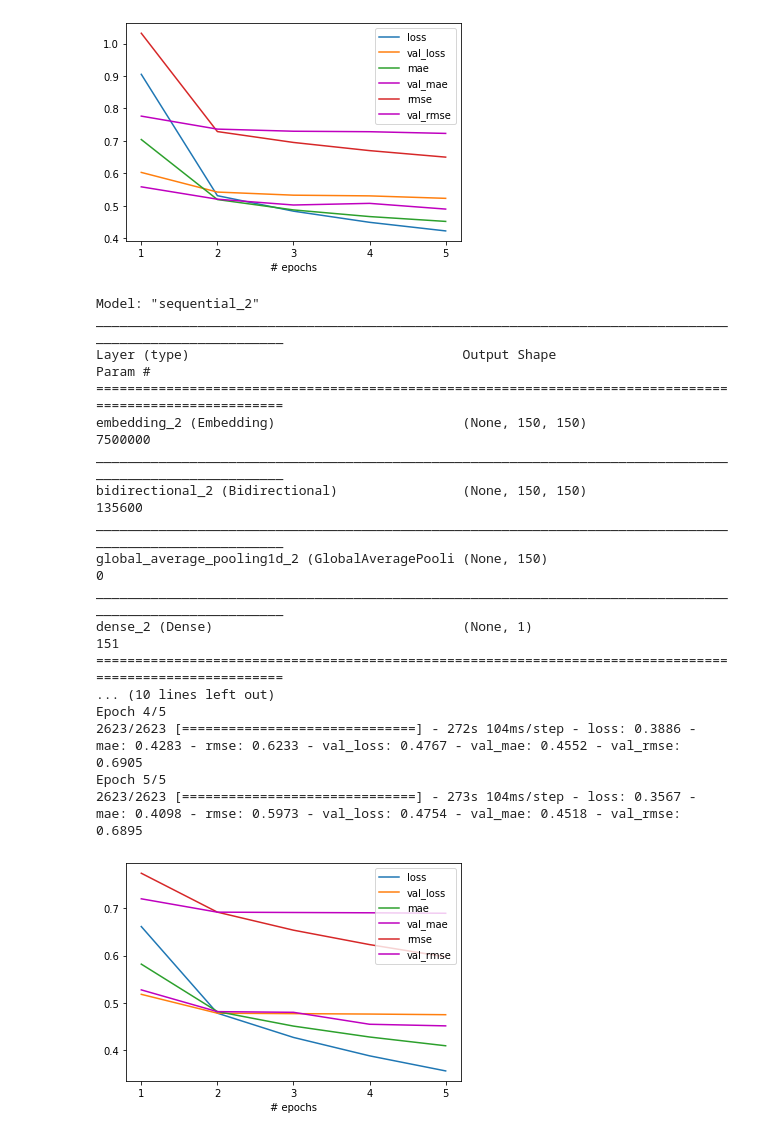
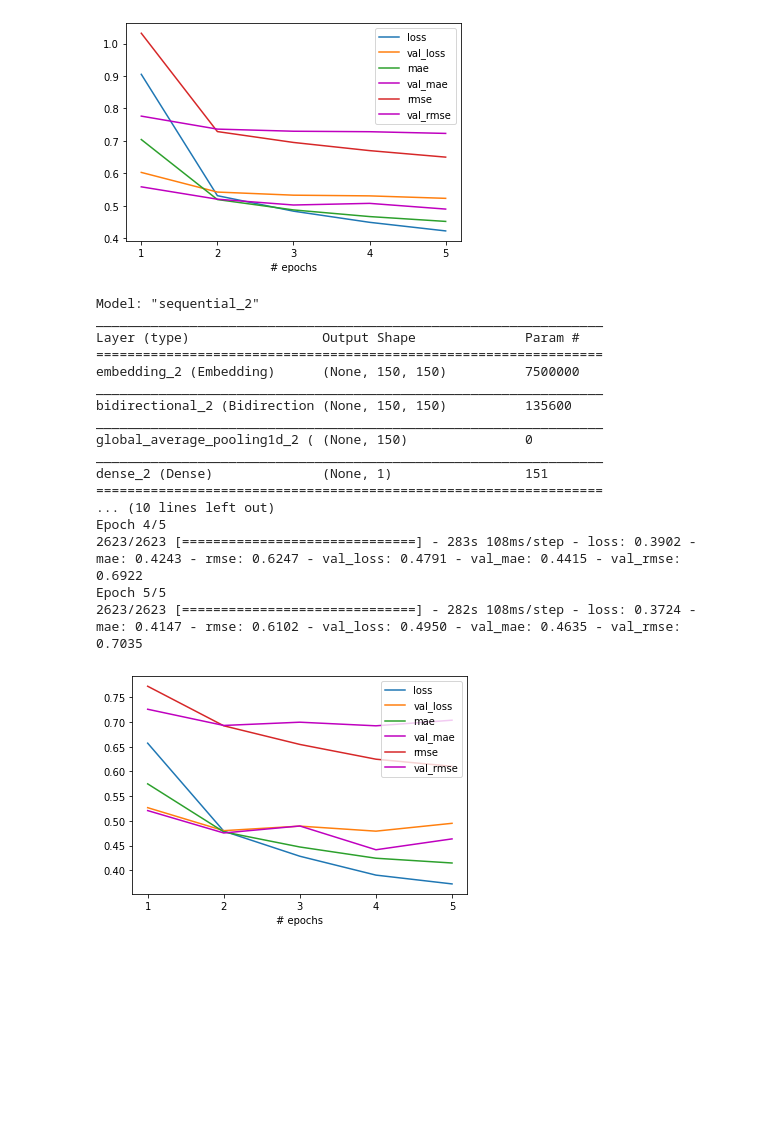
Before and after one commit to FishWith7sMemory/MAST30034-ADS-GroupProj, a Jupyter notebook: NLP.ipynb, the cells around one changed output. Cells and saved outputs as stored; diff of their text form; code cells hidden in the pictures; blank space fills up the shorter version.

Commit message:
update RNN models

```diff
--- a/NLP.ipynb
+++ b/NLP.ipynb
@@ -82,6 +82,7 @@ word_length
 | 470 | 504 | 1 |
 471 rows × 2 columns
 # %%
+sns.set(font_scale=1.2)
 fg = sns.lineplot(x="review_text_after_cleaning", y="size", data=word_length)
 fg.set_xlabel("text length")
 # %% [output]
@@ -455,7 +472,7 @@ def create_model():
     model.add(Embedding(num_words, D))
     model.add(LSTM(D, dropout=0.2, return_sequences=True))
     model.add(GlobalAveragePooling1D())
-    model.add(Dense(1))
+    model.add(Dense(1, activation="relu"))
     model.summary(105)
     return model
 
@@ -548,36 +565,36 @@ Epoch 5/5
 # %%
 def create_model():
     D = 150
     num_words = min(MAX_VOCAB_SIZE, V + 1)
     model = Sequential()
     model.add(Input(shape=(T,)))
     model.add(Embedding(num_words, D))
     model.add(Bidirectional(LSTM(D//2, dropout=0.2, return_sequences=True)))
     model.add(GlobalAveragePooling1D())
-    model.add(Dense(1))
-    model.summary(105)
+    model.add(Dense(1, activation="relu"))
+    model.summary()
     return model
 
 m, r = fit_model(create_model(), epochs=5)
 # %% [output]
 Model: "sequential_2"
-_________________________________________________________________________________________________________
-Layer (type)                                   Output Shape                              Param #
-=========================================================================================================
-embedding_2 (Embedding)                        (None, 150, 150)                          7500000
-_________________________________________________________________________________________________________
-bidirectional_2 (Bidirectional)                (None, 150, 150)                          135600
-_________________________________________________________________________________________________________
-global_average_pooling1d_2 (GlobalAveragePooli (None, 150)                               0
-_________________________________________________________________________________________________________
-dense_2 (Dense)                                (None, 1)                                 151
-=========================================================================================================
+_________________________________________________________________
+Layer (type)                 Output Shape              Param #
+=================================================================
+embedding_2 (Embedding)      (None, 150, 150)          7500000
+_________________________________________________________________
+bidirectional_2 (Bidirection (None, 150, 150)          135600
+_________________________________________________________________
+global_average_pooling1d_2 ( (None, 150)               0
+_________________________________________________________________
+dense_2 (Dense)              (None, 1)                 151
+=================================================================
 ... (10 lines left out)
 Epoch 4/5
-2623/2623 [==============================] - 272s 104ms/step - loss: 0.3886 - mae: 0.4283 - rmse: 0.6233 - val_loss: 0.4767 - val_mae: 0.4552 - val_rmse: 0.6905
+2623/2623 [==============================] - 283s 108ms/step - loss: 0.3902 - mae: 0.4243 - rmse: 0.6247 - val_loss: 0.4791 - val_mae: 0.4415 - val_rmse: 0.6922
 Epoch 5/5
-2623/2623 [==============================] - 273s 104ms/step - loss: 0.3567 - mae: 0.4098 - rmse: 0.5973 - val_loss: 0.4754 - val_mae: 0.4518 - val_rmse: 0.6895
+2623/2623 [==============================] - 282s 108ms/step - loss: 0.3724 - mae: 0.4147 - rmse: 0.6102 - val_loss: 0.4950 - val_mae: 0.4635 - val_rmse: 0.7035
-[figure, old version]
+[figure, new version]
 # %%
 # Save the best model for now
 m.save('models/lstm.h5')
```
Also changed, not shown: parts of 2 cells of this notebook, 3 other files.
